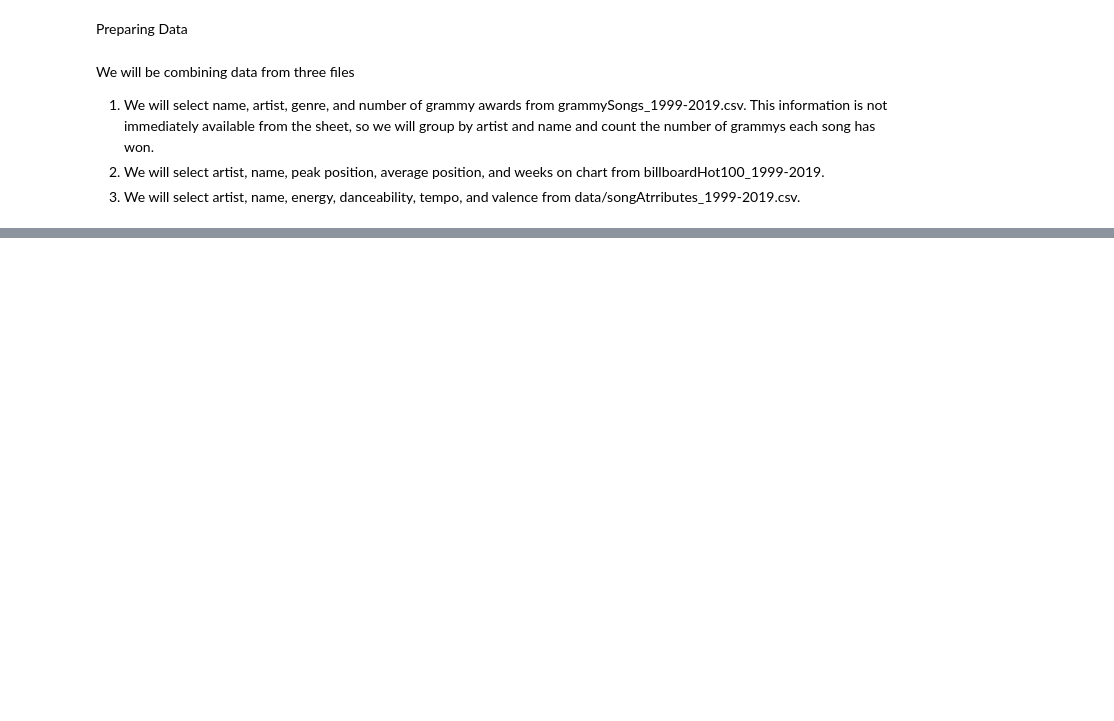
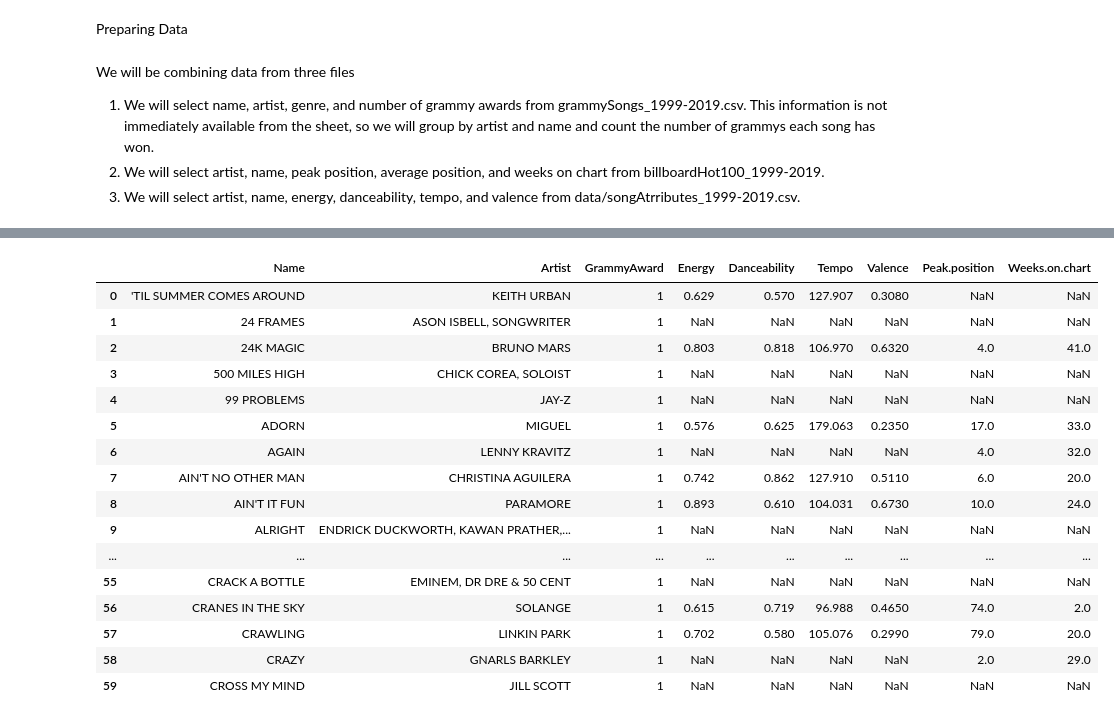
Before and after one commit to vpandiarajan20/2022-DataScience-Final, a Jupyter notebook: Vignesh'sNotebook.ipynb, the cells around one changed output, grey strips where cells are left out. Saved outputs shown, nothing was run; the diff lists cells and outputs as text; code cells hidden in the pictures; blank space fills up the shorter version.

Commit message:
trying to merge tables

```diff
--- a/Vignesh'sNotebook.ipynb
+++ b/Vignesh'sNotebook.ipynb
@@ -25,5 +33,7 @@ billboardHot100['Weeks.on.chart'] = billboardHot100['Weeks.on.chart'].fillna(1)
 billboardHot100['Peak.position'] = billboardHot100['Peak.position'].fillna(100)
 # billboardHot100.groupby(by=['Artist', 'Name']).min('Peak.position').max('Weeks.on.chart')
 billboardHot100 = billboardHot100.groupby(['Artists', 'Name']).agg({'Peak.position':'min', 'Weeks.on.chart':'max'})[['Peak.position','Weeks.on.chart']].reset_index()
+billboardHot100.rename(
+    columns={"Artists":"Artist"}, inplace=True)
 billboardHot100 = billboardHot100.applymap(lambda s: s.upper() if type(s) == str else s)
 billboardHot100.head(5)
@@ -50,3 +95,23 @@ inProgress.merge(songAttributes2, on=['Name', 'Artist'], how='left')
+# %%
+inProgress.merge(billboardHot100, on=['Name', 'Artist'], how='left').head(60)
+# %% [output]
+|  | Name | Artist | GrammyAward | Energy | Danceability | Tempo | Valence | Peak.position | Weeks.on.chart |
+| 0 | 'TIL SUMMER COMES AROUND | KEITH URBAN | 1 | 0.629 | 0.570 | 127.907 | 0.3080 | NaN | NaN |
+| 1 | 24 FRAMES | ASON ISBELL, SONGWRITER | 1 | NaN | NaN | NaN | NaN | NaN | NaN |
+| 2 | 24K MAGIC | BRUNO MARS | 1 | 0.803 | 0.818 | 106.970 | 0.6320 | 4.0 | 41.0 |
+| 3 | 500 MILES HIGH | CHICK COREA, SOLOIST | 1 | NaN | NaN | NaN | NaN | NaN | NaN |
+| 4 | 99 PROBLEMS | JAY-Z | 1 | NaN | NaN | NaN | NaN | NaN | NaN |
+| 5 | ADORN | MIGUEL | 1 | 0.576 | 0.625 | 179.063 | 0.2350 | 17.0 | 33.0 |
+| 6 | AGAIN | LENNY KRAVITZ | 1 | NaN | NaN | NaN | NaN | 4.0 | 32.0 |
+| 7 | AIN'T NO OTHER MAN | CHRISTINA AGUILERA | 1 | 0.742 | 0.862 | 127.910 | 0.5110 | 6.0 | 20.0 |
+| 8 | AIN'T IT FUN | PARAMORE | 1 | 0.893 | 0.610 | 104.031 | 0.6730 | 10.0 | 24.0 |
+| 9 | ALRIGHT | ENDRICK DUCKWORTH, KAWAN PRATHER,... | 1 | NaN | NaN | NaN | NaN | NaN | NaN |
+| ... | ... | ... | ... | ... | ... | ... | ... | ... | ... |
+| 55 | CRACK A BOTTLE | EMINEM, DR DRE & 50 CENT | 1 | NaN | NaN | NaN | NaN | NaN | NaN |
+| 56 | CRANES IN THE SKY | SOLANGE | 1 | 0.615 | 0.719 | 96.988 | 0.4650 | 74.0 | 2.0 |
+| 57 | CRAWLING | LINKIN PARK | 1 | 0.702 | 0.580 | 105.076 | 0.2990 | 79.0 | 20.0 |
+| 58 | CRAZY | GNARLS BARKLEY | 1 | NaN | NaN | NaN | NaN | 2.0 | 29.0 |
+| 59 | CROSS MY MIND | JILL SCOTT | 1 | NaN | NaN | NaN | NaN | NaN | NaN |
 # %%
 # a = np.array([])
 # a = np.append(a, grammyAwards.Artist.unique())
```
Also changed, not shown: parts of 6 cells of this notebook.
